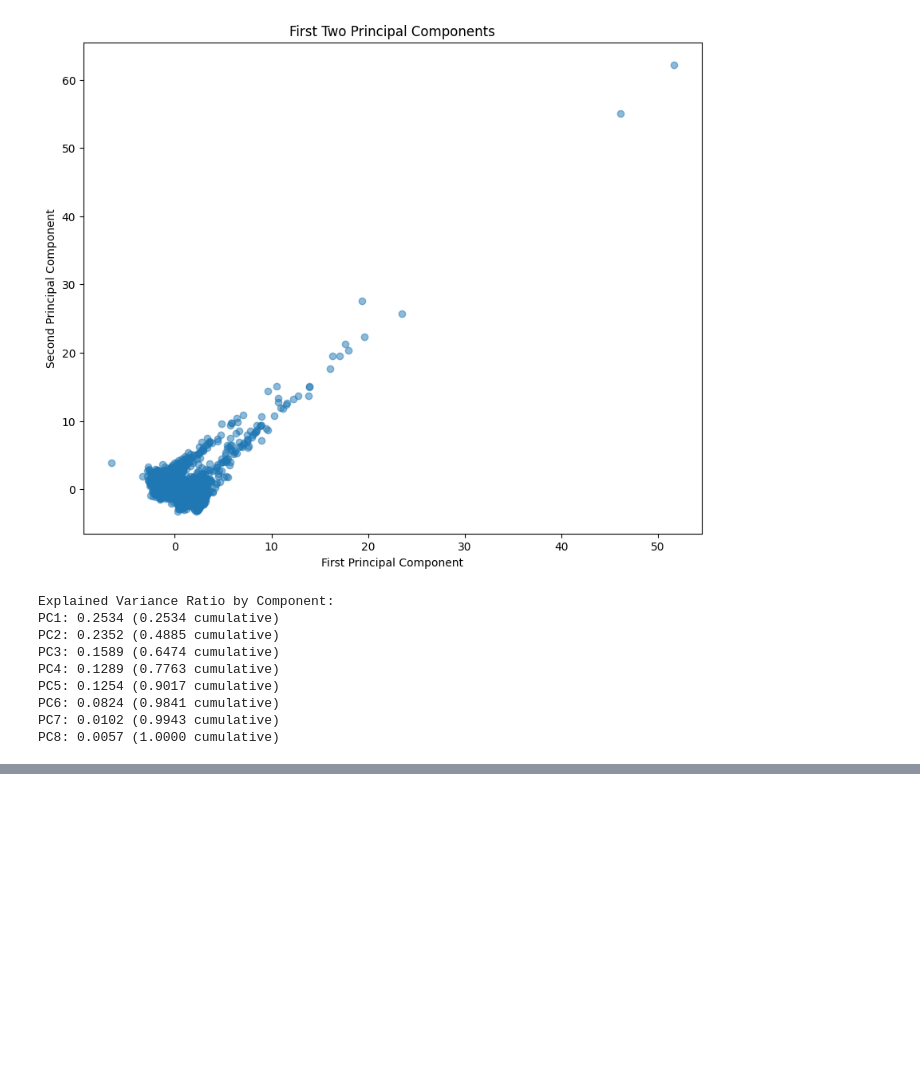
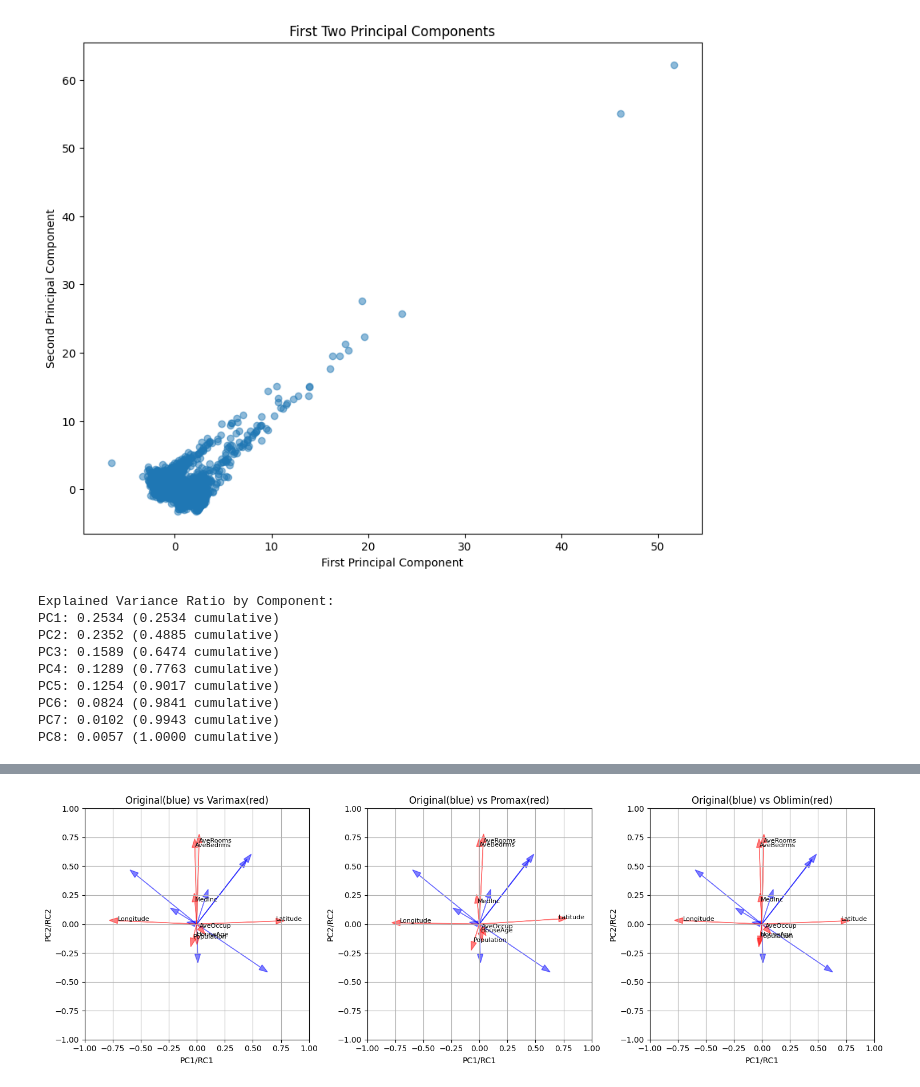
Before and after one commit to esoterikosQ/2025DataAlgorithm, a Jupyter notebook: PCA.ipynb, the cells around one changed output, grey strips where cells are left out. Drawn from its saved outputs; the diff is of its cells as text; code cells hidden in the pictures; blank space fills up the shorter version.

```diff
--- a/PCA.ipynb
+++ b/PCA.ipynb
@@ -113,0 +305,68 @@ PC8: 0.0057 (1.0000 cumulative)
+# %%
+# 원본 vs 회전 후 로딩값 비교 시각화
+plt.figure(figsize=(15, 5))
+
+# 1. Original vs Varimax
+plt.subplot(131)
+# 원본 PCA 로딩 (파란색)
+for i in range(len(feature_names)):
+    plt.arrow(0, 0, loadings.iloc[i, 0], loadings.iloc[i, 1],
+              color='blue', alpha=0.5, head_width=0.05)
+# Varimax 로딩 (빨간색)
+for i in range(len(feature_names)):
+    plt.arrow(0, 0, df_varimax.iloc[i, 0], df_varimax.iloc[i, 1],
+              color='red', alpha=0.5, head_width=0.05)
+    plt.text(df_varimax.iloc[i, 0], df_varimax.iloc[i, 1],
+             feature_names[i], fontsize=8)
+
+plt.xlim(-1, 1)
+plt.ylim(-1, 1)
+plt.grid(True)
+plt.title('Original(blue) vs Varimax(red)')
+plt.xlabel('PC1/RC1')
+plt.ylabel('PC2/RC2')
+
+# 2. Original vs Promax
+plt.subplot(132)
+# 원본 PCA 로딩
+for i in range(len(feature_names)):
+    plt.arrow(0, 0, loadings.iloc[i, 0], loadings.iloc[i, 1],
+              color='blue', alpha=0.5, head_width=0.05)
+# Promax 로딩
+for i in range(len(feature_names)):
+    plt.arrow(0, 0, df_promax.iloc[i, 0], df_promax.iloc[i, 1],
+              color='red', alpha=0.5, head_width=0.05)
+    plt.text(df_promax.iloc[i, 0], df_promax.iloc[i, 1],
+             feature_names[i], fontsize=8)
+
+plt.xlim(-1, 1)
+plt.ylim(-1, 1)
+plt.grid(True)
+plt.title('Original(blue) vs Promax(red)')
+plt.xlabel('PC1/RC1')
+plt.ylabel('PC2/RC2')
+
+# 3. Original vs Oblimin
+plt.subplot(133)
+# 원본 PCA 로딩
+for i in range(len(feature_names)):
+    plt.arrow(0, 0, loadings.iloc[i, 0], loadings.iloc[i, 1],
+              color='blue', alpha=0.5, head_width=0.05)
+# Oblimin 로딩
+for i in range(len(feature_names)):
+    plt.arrow(0, 0, df_oblimin.iloc[i, 0], df_oblimin.iloc[i, 1],
+              color='red', alpha=0.5, head_width=0.05)
+    plt.text(df_oblimin.iloc[i, 0], df_oblimin.iloc[i, 1],
+             feature_names[i], fontsize=8)
+
+plt.xlim(-1, 1)
+plt.ylim(-1, 1)
+plt.grid(True)
+plt.title('Original(blue) vs Oblimin(red)')
+plt.xlabel('PC1/RC1')
+plt.ylabel('PC2/RC2')
+
+plt.tight_layout()
+plt.show()
+# %% [output]
+[figure, added]
```
Also changed, not shown: parts of 10 cells of this notebook.
